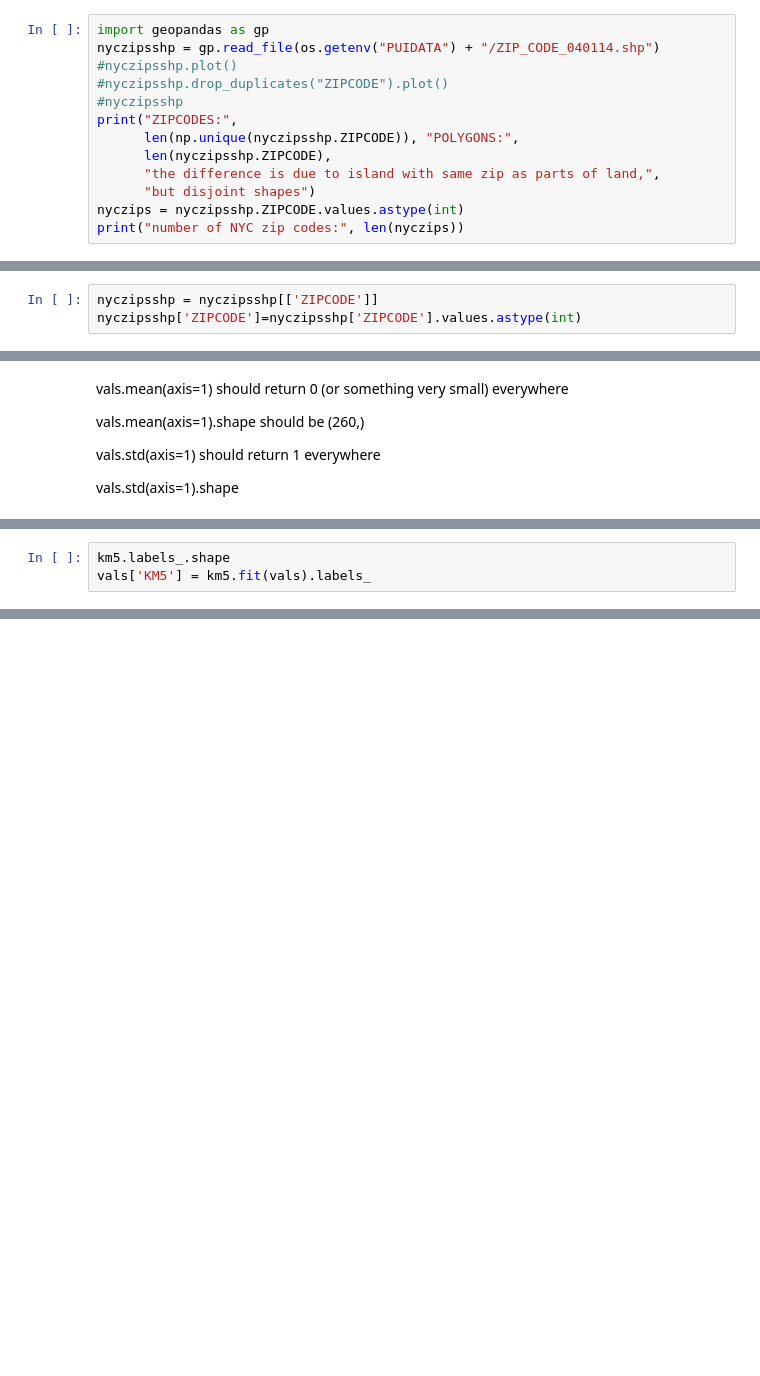
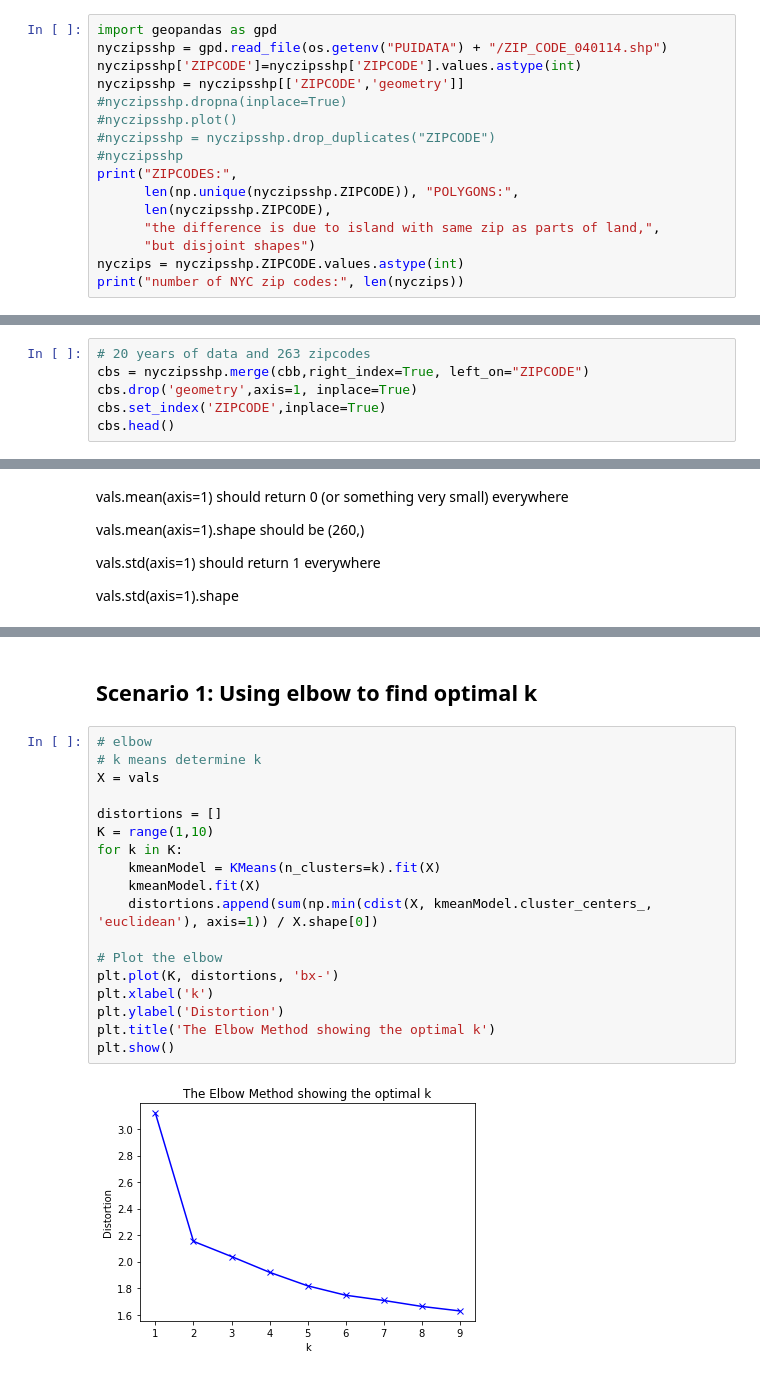
Before and after one commit to ShellyYin96/PUI2018_yy2908, a Jupyter notebook: HW12_yy2908/HW12_Assignment2.ipynb, the cells around one changed output, grey strips where cells are left out. Drawn from its saved outputs; the diff is of its cells as text; blank space fills up the shorter version.

```diff
--- a/HW12_yy2908/HW12_Assignment2.ipynb
+++ b/HW12_yy2908/HW12_Assignment2.ipynb
@@ -149,10 +180,13 @@ But the time series preprocessing is different if you want to use each time stam
 
 **From each row of your table (observation, in this case each zipcode) subtract the mean and you divide the row by the standard deviation.**
 # %%
-import geopandas as gp
-nyczipsshp = gp.read_file(os.getenv("PUIDATA") + "/ZIP_CODE_040114.shp")
+import geopandas as gpd
+nyczipsshp = gpd.read_file(os.getenv("PUIDATA") + "/ZIP_CODE_040114.shp")
+nyczipsshp['ZIPCODE']=nyczipsshp['ZIPCODE'].values.astype(int)
+nyczipsshp = nyczipsshp[['ZIPCODE','geometry']]
+#nyczipsshp.dropna(inplace=True)
 #nyczipsshp.plot()
-#nyczipsshp.drop_duplicates("ZIPCODE").plot()
+#nyczipsshp = nyczipsshp.drop_duplicates("ZIPCODE")
 #nyczipsshp
 print("ZIPCODES:",
       len(np.unique(nyczipsshp.ZIPCODE)), "POLYGONS:",
@@ -176,3 +200,0 @@ nyczipsshp.head()
-# %%
-nyczipsshp = nyczipsshp[['ZIPCODE']]
-nyczipsshp['ZIPCODE']=nyczipsshp['ZIPCODE'].values.astype(int)
@@ -202,0 +218,6 @@ cbs.head()
+# %%
+# 20 years of data and 263 zipcodes
+cbs = nyczipsshp.merge(cbb,right_index=True, left_on="ZIPCODE")
+cbs.drop('geometry',axis=1, inplace=True)
+cbs.set_index('ZIPCODE',inplace=True)
+cbs.head()
@@ -268,3 +264,0 @@ km5 = KMeans(n_clusters=5, random_state=444).fit(vals)
-# %%
-km5.labels_.shape
-vals['KM5'] = km5.fit(vals).labels_
@@ -348,0 +265,22 @@ ddg = scp.hierarchy.dendrogram(scp.hierarchy.linkage(vals, method='ward'),
+# %% [markdown]
+## Scenario 1: Using elbow to find optimal k
+# %%
+# elbow
+# k means determine k
+X = vals
+
+distortions = []
+K = range(1,10)
+for k in K:
+    kmeanModel = KMeans(n_clusters=k).fit(X)
+    kmeanModel.fit(X)
+    distortions.append(sum(np.min(cdist(X, kmeanModel.cluster_centers_, 'euclidean'), axis=1)) / X.shape[0])
+
+# Plot the elbow
+plt.plot(K, distortions, 'bx-')
+plt.xlabel('k')
+plt.ylabel('Distortion')
+plt.title('The Elbow Method showing the optimal k')
+plt.show()
+# %% [output]
+[figure, added]
```
Also changed, not shown: parts of 51 cells of this notebook.
